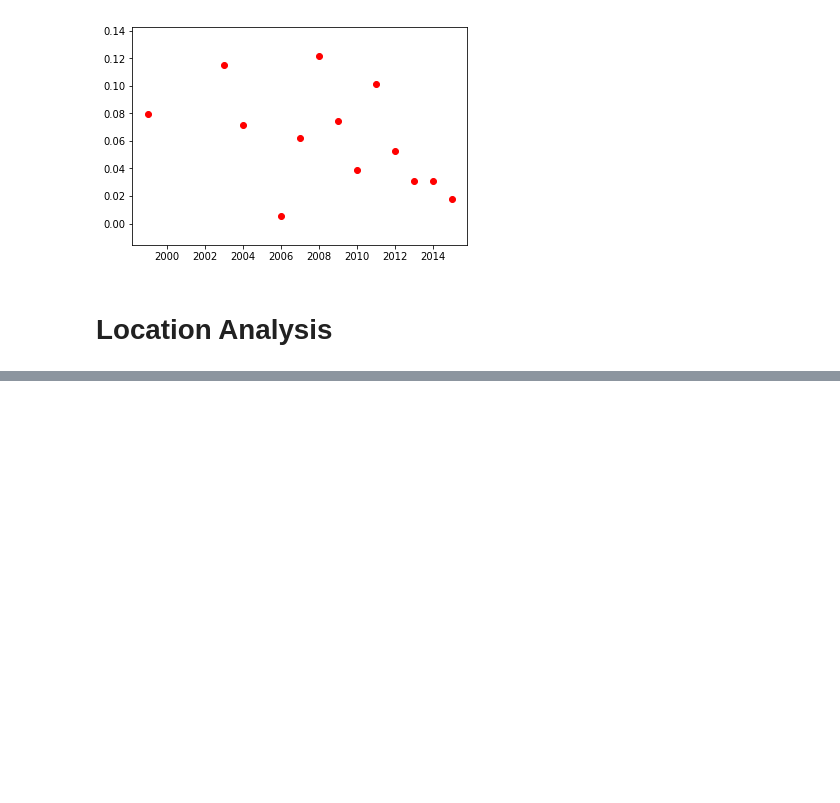
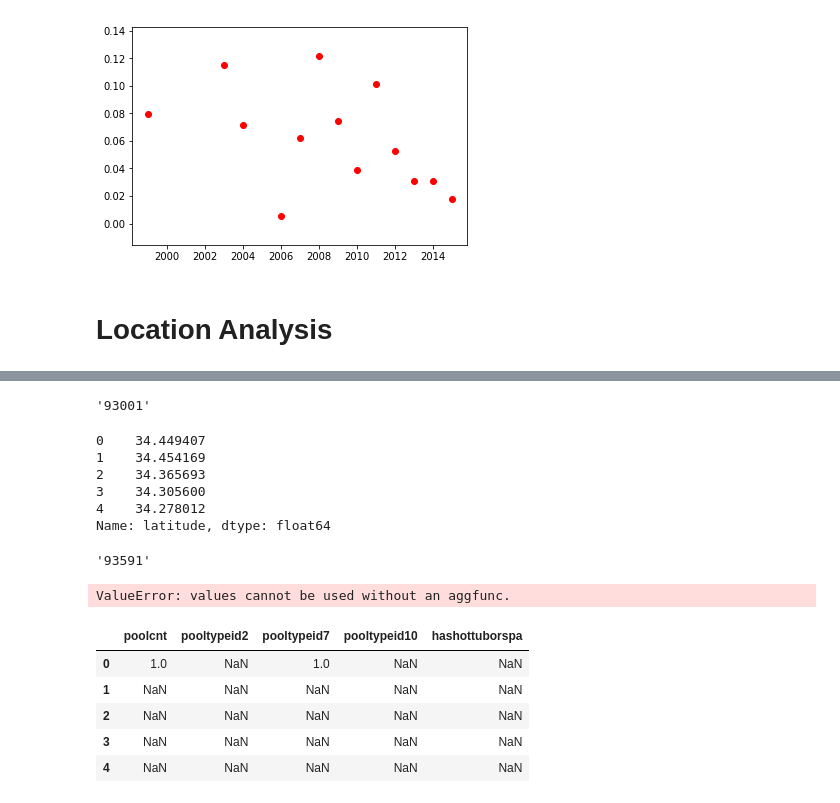
Before and after one commit to erstrong/INFO-7390-ADS-Fall-17-TeamNo., a Jupyter notebook: Mid-Term/Part 1 Exploratory Data Analysis - ES.ipynb, the cells around one changed output, grey strips where cells are left out. Saved outputs shown, nothing was run; the diff lists cells and outputs as text; code cells hidden in the pictures; blank space fills up the shorter version.

```diff
--- a/Mid-Term/Part 1 Exploratory Data Analysis - ES.ipynb
+++ b/Mid-Term/Part 1 Exploratory Data Analysis - ES.ipynb
@@ -656,0 +758,27 @@ df_merged['longitude'].describe()
+# %%
+
+search = ZipcodeSearchEngine()
+b = search.by_coordinate(a['latitude'],a['longitude'])
+b[0].Zipcode
+# %% [output]
+'93001'
+# %%
+df_merged17 = df_merged17.dropna(subset=['latitude'])
+df_merged17 = df_merged17.dropna(subset=['longitude'])
+df_merged17['latitude'] = df_merged17['latitude'] / 1000000
+df_merged17['longitude'] = df_merged17['longitude'] / 1000000
+# %%
+from uszipcode import ZipcodeSearchEngine
+
+search = ZipcodeSearchEngine()
+
+zips = pd.DataFrame(columns=['parcelid','calczip'])
+temp = df_merged17.head()
+temp['latitude']
+# %% [output]
+0    34.449407
+1    34.454169
+2    34.365693
+3    34.305600
+4    34.278012
+Name: latitude, dtype: float64
@@ -656,0 +789,26 @@ df_merged['longitude'].describe()
+# %%
+zips['calczip'].max()
+# %% [output]
+'93591'
+# %%
+df_merged17['poolcnt'].fillna(0, inplace=True)
+df_merged17['pooltypeid10'].fillna(0, inplace=True)
+df_merged17['pooltypeid2'].fillna(0, inplace=True)
+df_merged17['pooltypeid7'].fillna(0, inplace=True)
+df_merged17['hashottuborspa'].fillna(False, inplace=True)
+# %%
+pd.crosstab(df_merged17['pooltypeid10'],df_merged17['pooltypeid2'],df_merged17['pooltypeid7'])
+# %% [output]
+ValueError: values cannot be used without an aggfunc.
+# %%
+pools=['poolcnt','pooltypeid2','pooltypeid7','pooltypeid10','hashottuborspa']
+df_temp = df_merged17[pools]
+# %%
+df_temp.head()
+# %% [output]
+|  | poolcnt | pooltypeid2 | pooltypeid7 | pooltypeid10 | hashottuborspa |
+| 0 | 1.0 | NaN | 1.0 | NaN | NaN |
+| 1 | NaN | NaN | NaN | NaN | NaN |
+| 2 | NaN | NaN | NaN | NaN | NaN |
+| 3 | NaN | NaN | NaN | NaN | NaN |
+| 4 | NaN | NaN | NaN | NaN | NaN |
```
Also changed, not shown: parts of 30 cells of this notebook, 3 other files.
